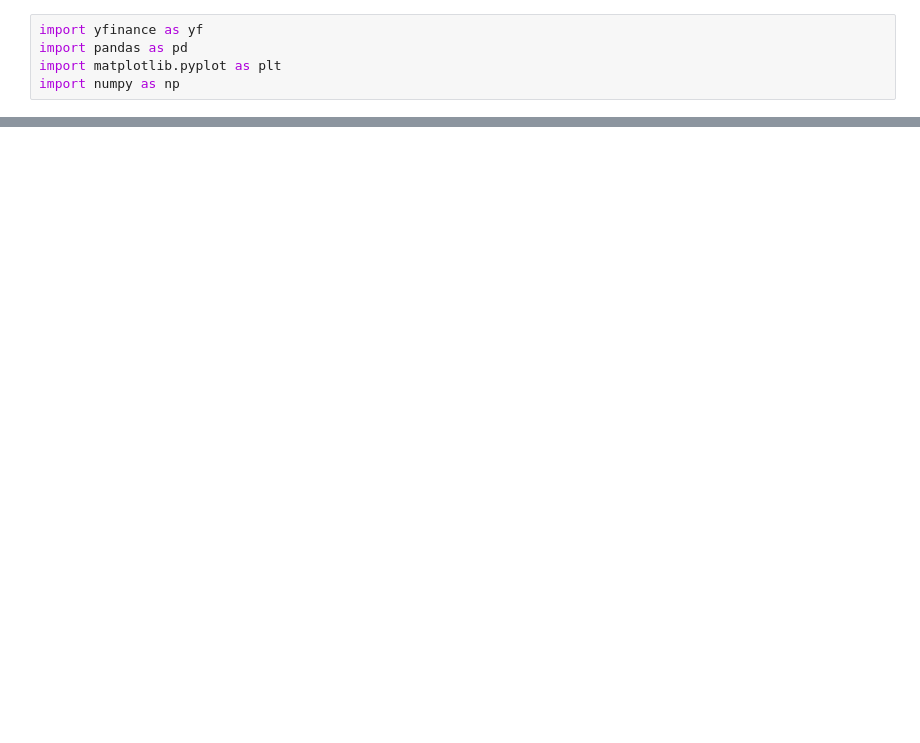
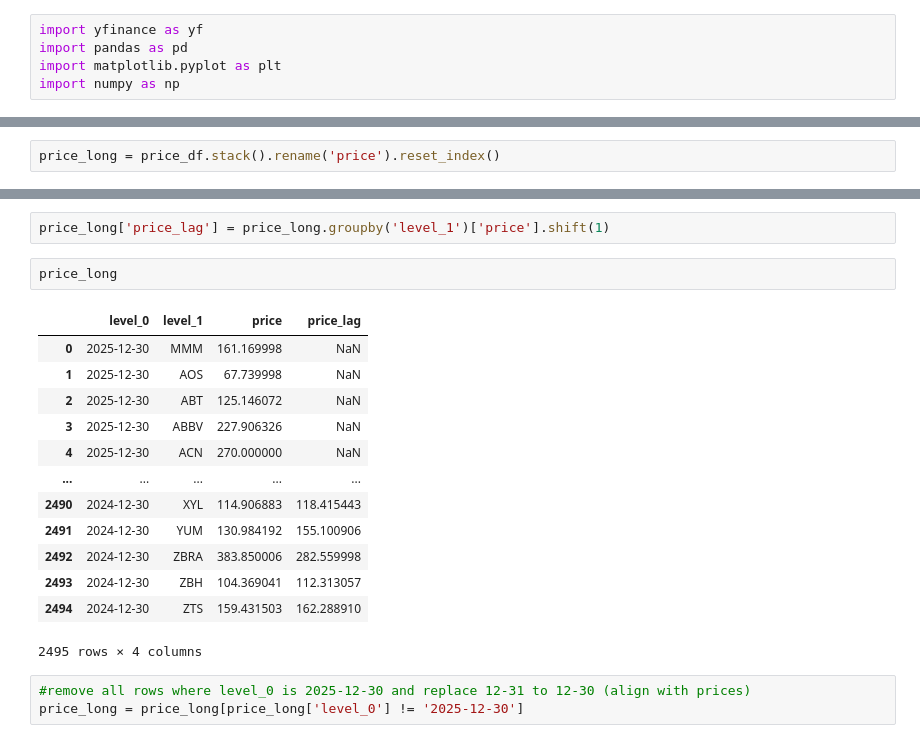
Before and after one commit to unlimitedsushi/pe_future_return_analysis, a Jupyter notebook: pe_analysis.ipynb, the cells around one changed output, grey strips where cells are left out. Drawn from its saved outputs; the diff is of its cells as text; blank space fills up the shorter version.

```diff
--- a/pe_analysis.ipynb
+++ b/pe_analysis.ipynb
@@ -87,0 +190,2 @@ df
+# %%
+price_long = price_df.stack().rename('price').reset_index()
@@ -87,0 +208,21 @@ df
+# %%
+price_long['price_lag'] = price_long.groupby('level_1')['price'].shift(1)
+# %%
+price_long
+# %% [output]
+|  | level_0 | level_1 | price | price_lag |
+| 0 | 2025-12-30 | MMM | 161.169998 | NaN |
+| 1 | 2025-12-30 | AOS | 67.739998 | NaN |
+| 2 | 2025-12-30 | ABT | 125.146072 | NaN |
+| 3 | 2025-12-30 | ABBV | 227.906326 | NaN |
+| 4 | 2025-12-30 | ACN | 270.000000 | NaN |
+| ... | ... | ... | ... | ... |
+| 2490 | 2024-12-30 | XYL | 114.906883 | 118.415443 |
+| 2491 | 2024-12-30 | YUM | 130.984192 | 155.100906 |
+| 2492 | 2024-12-30 | ZBRA | 383.850006 | 282.559998 |
+| 2493 | 2024-12-30 | ZBH | 104.369041 | 112.313057 |
+| 2494 | 2024-12-30 | ZTS | 159.431503 | 162.288910 |
+2495 rows × 4 columns
+# %%
+#remove all rows where level_0 is 2025-12-30 and replace 12-31 to 12-30 (align with prices)
+price_long = price_long[price_long['level_0'] != '2025-12-30']
```
Also changed, not shown: parts of 27 cells of this notebook, 1 other file.
